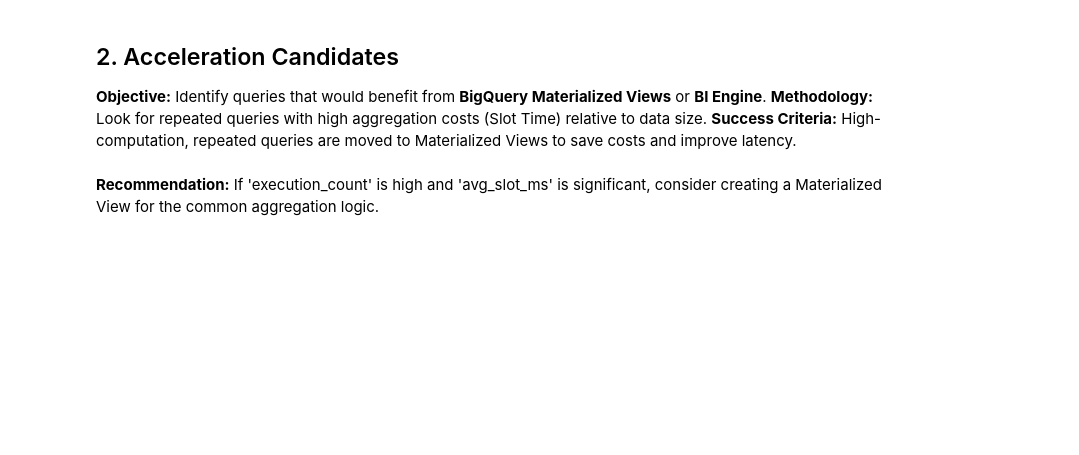
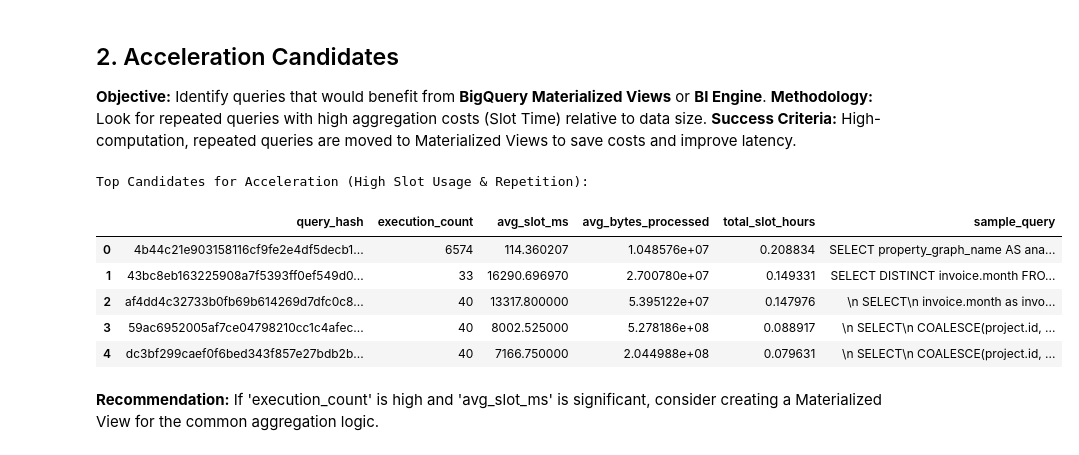
Before and after one commit to ricardolui/bigquery-best-practices-checklist, a Jupyter notebook: 02_processing/02_processing.ipynb, the cells around one changed output. Saved outputs shown, nothing was run; the diff lists cells and outputs as text; code cells hidden in the pictures; blank space fills up the shorter version.

```diff
--- a/02_processing/02_processing.ipynb
+++ b/02_processing/02_processing.ipynb
@@ -147,30 +167,40 @@ df_pruning.head()
 # %%
 query_acceleration = f"""
 SELECT
   query_info.query_hashes.normalized_literals AS query_hash,
   COUNT(*) AS execution_count,
   AVG(total_slot_ms) AS avg_slot_ms,
   AVG(total_bytes_processed) AS avg_bytes_processed,
   SUM(total_slot_ms) / 1000 / 3600 AS total_slot_hours,
   ANY_VALUE(query) as sample_query
 FROM
   `{PROJECT_ID}.bq_best_practices_checklist.jobs_by_top_20_projects`
 WHERE
   creation_time > TIMESTAMP_SUB(CURRENT_TIMESTAMP(), INTERVAL 30 DAY)
   AND job_type = 'QUERY'
   AND cache_hit = FALSE
+  -- Exclude DDL/DML statements
+  AND NOT REGEXP_CONTAINS(UPPER(query), r'(CREATE\\s+OR\\s+REPLACE\\s+MODEL|CREATE\\s+TABLE|INSERT\\s+INTO|UPDATE\\s+|DELETE\\s+FROM|MERGE\\s+INTO)')
 GROUP BY
   1
 HAVING
   execution_count > 5 -- Repeated at least 5 times
 ORDER BY
   total_slot_hours DESC
 LIMIT 20
 """
 
 df_acceleration = client.query(query_acceleration).to_dataframe()
 print("Top Candidates for Acceleration (High Slot Usage & Repetition):")
 df_acceleration.head()
+# %% [output]
+Top Candidates for Acceleration (High Slot Usage & Repetition):
+|  | query_hash | execution_count | avg_slot_ms | avg_bytes_processed | total_slot_hours | sample_query |
+| 0 | 4b44c21e903158116cf9fe2e4df5decb1... | 6574 | 114.360207 | 1.048576e+07 | 0.208834 | SELECT property_graph_name AS ana... |
+| 1 | 43bc8eb163225908a7f5393ff0ef549d0... | 33 | 16290.696970 | 2.700780e+07 | 0.149331 | SELECT DISTINCT invoice.month FRO... |
+| 2 | af4dd4c32733b0fb69b614269d7dfc0c8... | 40 | 13317.800000 | 5.395122e+07 | 0.147976 | \n SELECT\n invoice.month as invo... |
+| 3 | 59ac6952005af7ce04798210cc1c4afec... | 40 | 8002.525000 | 5.278186e+08 | 0.088917 | \n SELECT\n COALESCE(project.id, ... |
+| 4 | dc3bf299caef0f6bed343f857e27bdb2b... | 40 | 7166.750000 | 2.044988e+08 | 0.079631 | \n SELECT\n COALESCE(project.id, ... |
 # %% [markdown]
 **Recommendation:** If 'execution_count' is high and 'avg_slot_ms' is significant, consider creating a Materialized View for the common aggregation logic.
 # %% [markdown]
```
Also changed, not shown: parts of 13 cells of this notebook, 9 other files.
